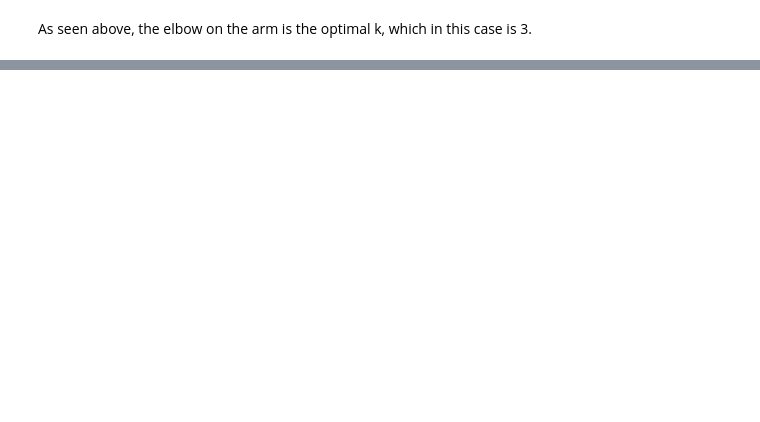
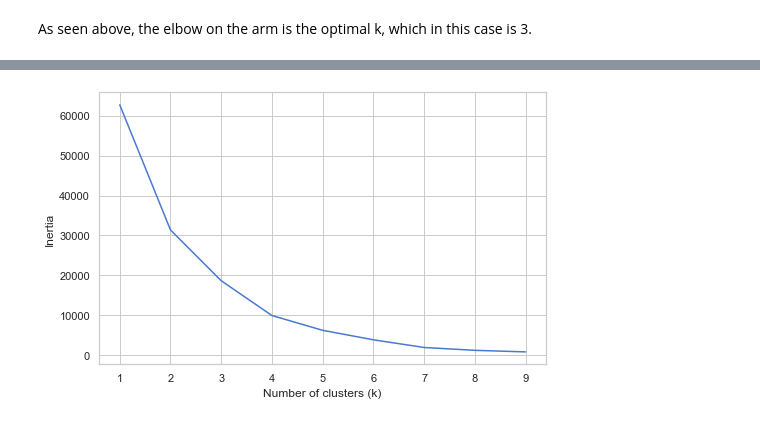
Before and after one commit to gracechia/olist-customer-segmentation, a Jupyter notebook: olist_customer_segmentation.ipynb, the cells around one changed output, grey strips where cells are left out. Saved outputs shown, nothing was run; the diff lists cells and outputs as text; code cells hidden in the pictures; blank space fills up the shorter version.

```diff
--- a/olist_customer_segmentation.ipynb
+++ b/olist_customer_segmentation.ipynb
@@ -217,0 +267,14 @@ recency.groupby('clusters')['inactive_days'].describe()
+# %%
+inertia = {}
+
+for k in range(1,10):
+    km = KMeans(n_clusters=k)
+    km = km.fit(frequency[['number_of_orders']])
+    inertia[k] = km.inertia_
+# %%
+plt.figure(figsize=(8,5))
+plt.plot(list(inertia.keys()), list(inertia.values()))
+plt.xlabel('Number of clusters (k)')
+plt.ylabel('Inertia');
+# %% [output]
+[figure, added]
```
Also changed, not shown: parts of 17 cells of this notebook.
